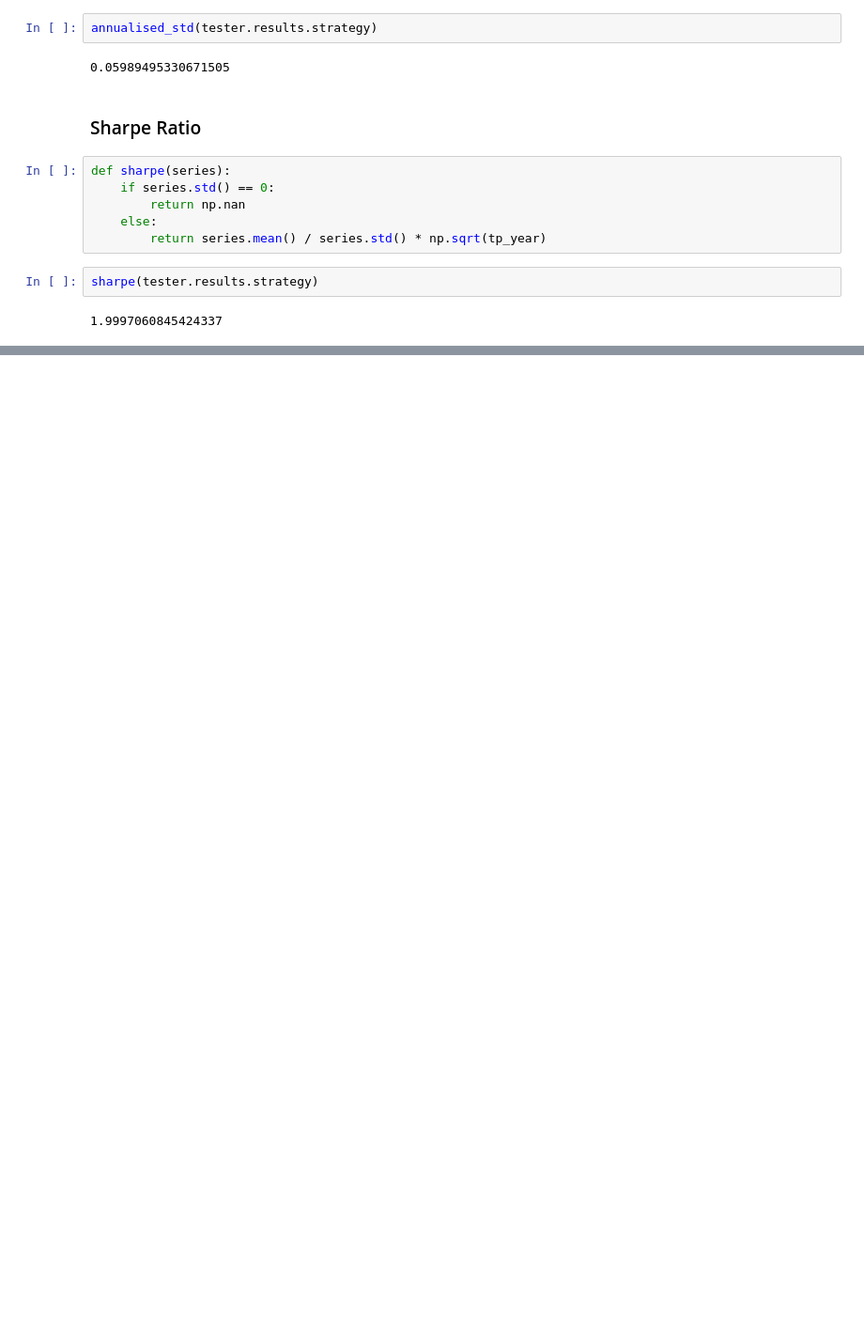
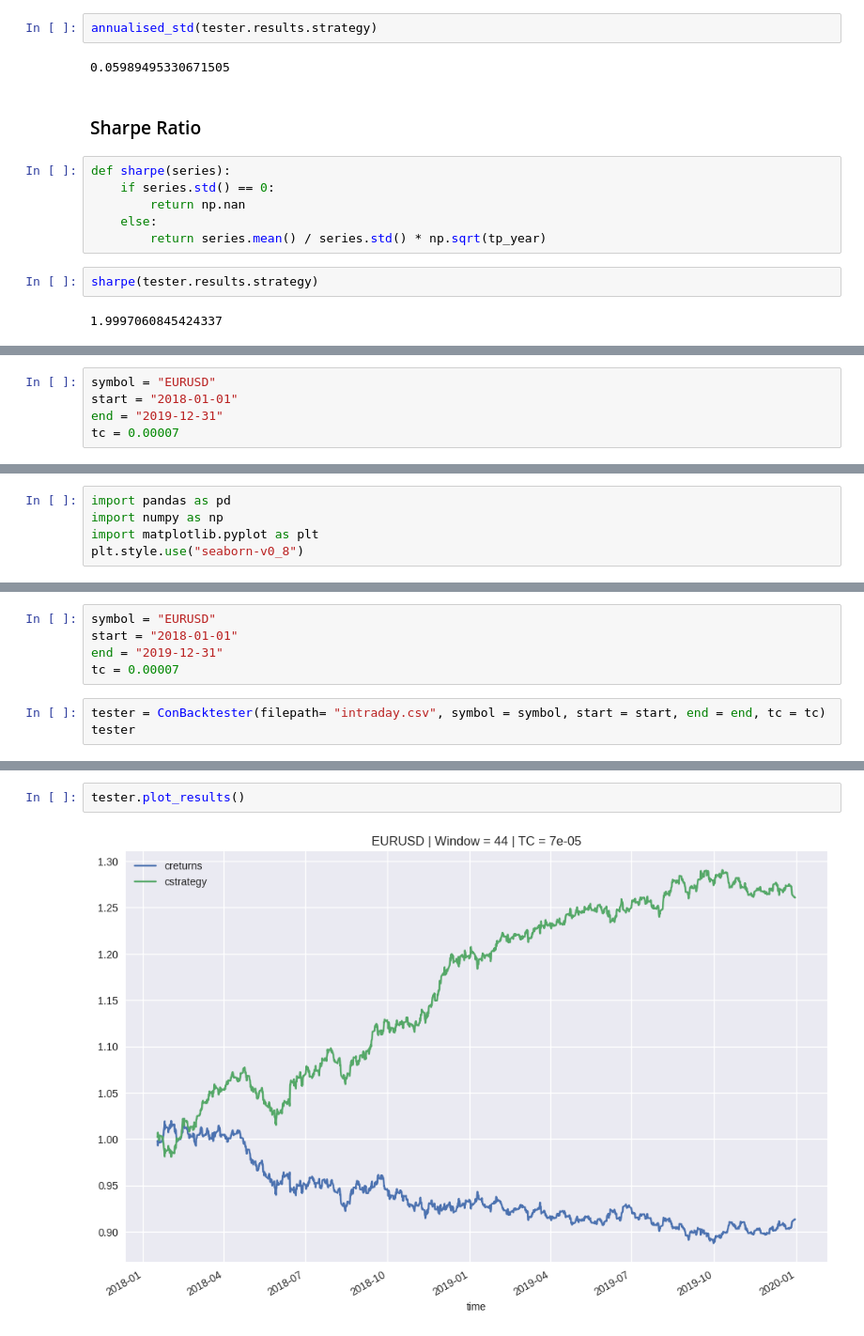
Before and after one commit to mlvhub/quant-learning, a Jupyter notebook: performance-optimization-and-risk-management-for-trading/12-strategy-optimization-advanced-performance-measurement/strategy-optimization-advanced-performance-measurement.ipynb, the cells around one changed output, grey strips where cells are left out. Shown at 94% size. Drawn from its saved outputs; the diff is of its cells as text; blank space fills up the shorter version.

```diff
--- a/performance-optimization-and-risk-management-for-trading/12-strategy-optimization-advanced-performance-measurement/strategy-optimization-advanced-performance-measurement.ipynb
+++ b/performance-optimization-and-risk-management-for-trading/12-strategy-optimization-advanced-performance-measurement/strategy-optimization-advanced-performance-measurement.ipynb
@@ -585,0 +876,5 @@ sharpe(tester.results.strategy)
+# %%
+symbol = "EURUSD"
+start = "2018-01-01"
+end = "2019-12-31"
+tc = 0.00007
@@ -585,0 +932,5 @@ sharpe(tester.results.strategy)
+# %%
+import pandas as pd
+import numpy as np
+import matplotlib.pyplot as plt
+plt.style.use("seaborn-v0_8")
@@ -585,0 +1234,8 @@ sharpe(tester.results.strategy)
+# %%
+symbol = "EURUSD"
+start = "2018-01-01"
+end = "2019-12-31"
+tc = 0.00007
+# %%
+tester = ConBacktester(filepath= "intraday.csv", symbol = symbol, start = start, end = end, tc = tc)
+tester
@@ -585,0 +1264,4 @@ sharpe(tester.results.strategy)
+# %%
+tester.plot_results()
+# %% [output]
+[figure, added]
```
Also changed, not shown: parts of 13 cells of this notebook, 1 other file.
